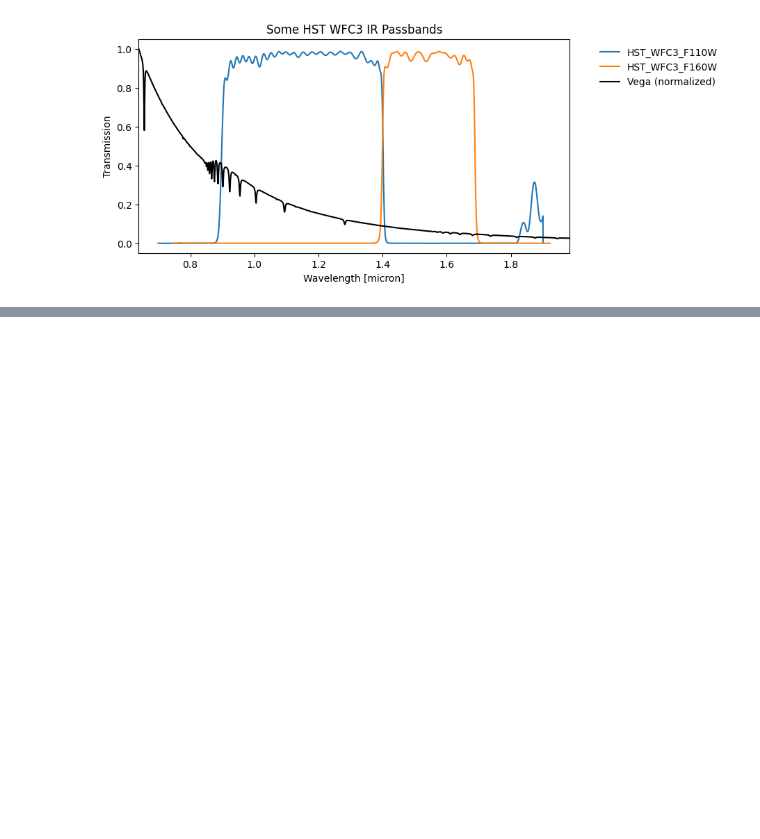
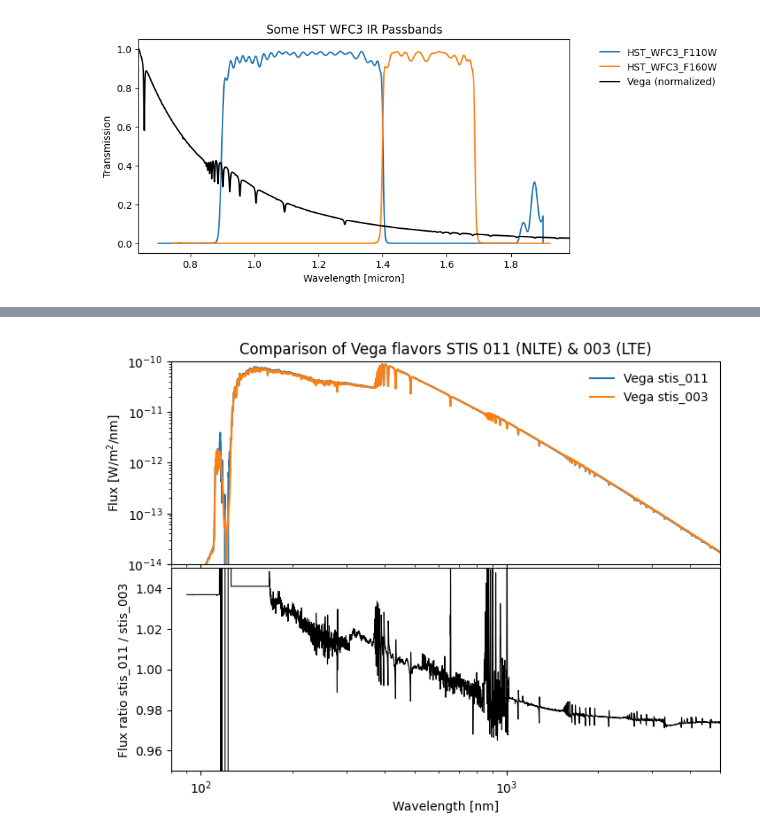
Before and after one commit to mfouesneau/pyphot, a Jupyter notebook: examples/QuickStart.ipynb, the cells around one changed output, grey strips where cells are left out. Cells and saved outputs as stored; diff of their text form; code cells hidden in the pictures; blank space fills up the shorter version.

```diff
--- a/examples/QuickStart.ipynb
+++ b/examples/QuickStart.ipynb
@@ -165,0 +173,25 @@ df.head()
+# %%
+import numpy as np
+v11 = Vega(flavor='stis_011')
+v03 = Vega(flavor='stis_003')
+
+# let's make the plot in W/m2/nm vs nm
+flux_in = "W * m**-2 * nm**-1"
+wave_in = "nm"
+
+_, axes = plt.subplots(2, 1, figsize=(8,6), sharex=True, gridspec_kw={'hspace':0.02, 'wspace':0.02})
+axes[0].loglog(v11.wavelength.to(wave_in), v11.flux.to(flux_in), label='Vega stis_011')
+axes[0].loglog(v03.wavelength.to(wave_in), v03.flux.to(flux_in), label='Vega stis_003')
+axes[0].set_ylabel("Flux [W/m$^2$/nm]")
+axes[0].set_ylim(1e-14, 1e-10)
+axes[0].legend(loc='best', frameon=False)
+
+v03_flux_interp = np.interp(v11.wavelength, v03.wavelength, v03.flux)
+axes[1].semilogx(v11.wavelength.to(wave_in), (v11.flux / v03_flux_interp), color='k', lw=0.8)
+axes[1].set_ylabel("Flux ratio stis_011 / stis_003")
+axes[1].set_xlabel("Wavelength [nm]")
+axes[1].set_ylim(0.95, 1.05)
+axes[1].set_xlim(80, 5e3)
+axes[0].set_title("Comparison of Vega flavors STIS 011 (NLTE) & 003 (LTE)");
+# %% [output]
+[figure, added]
```
Also changed, not shown: parts of 26 cells of this notebook, 7 other files.
